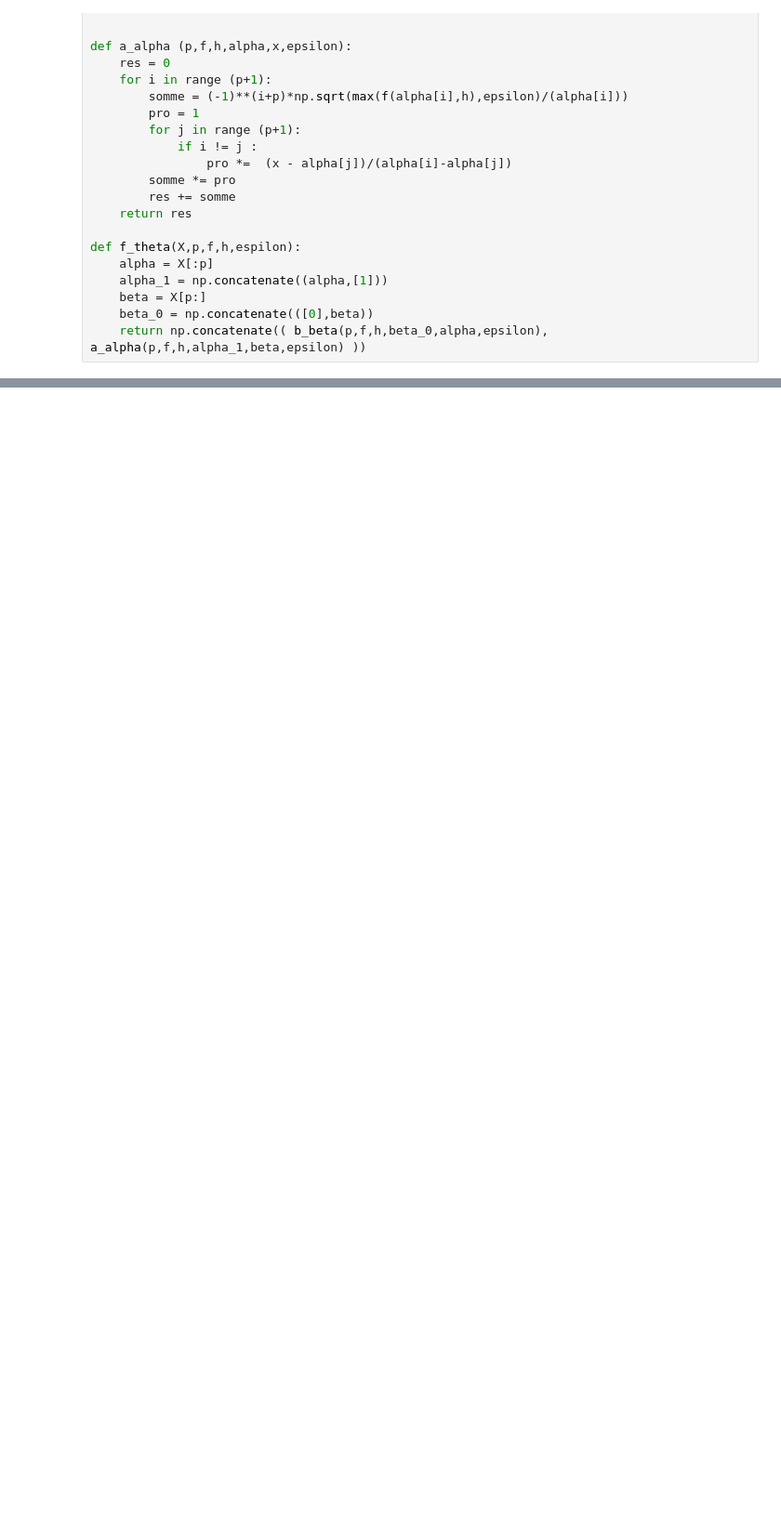
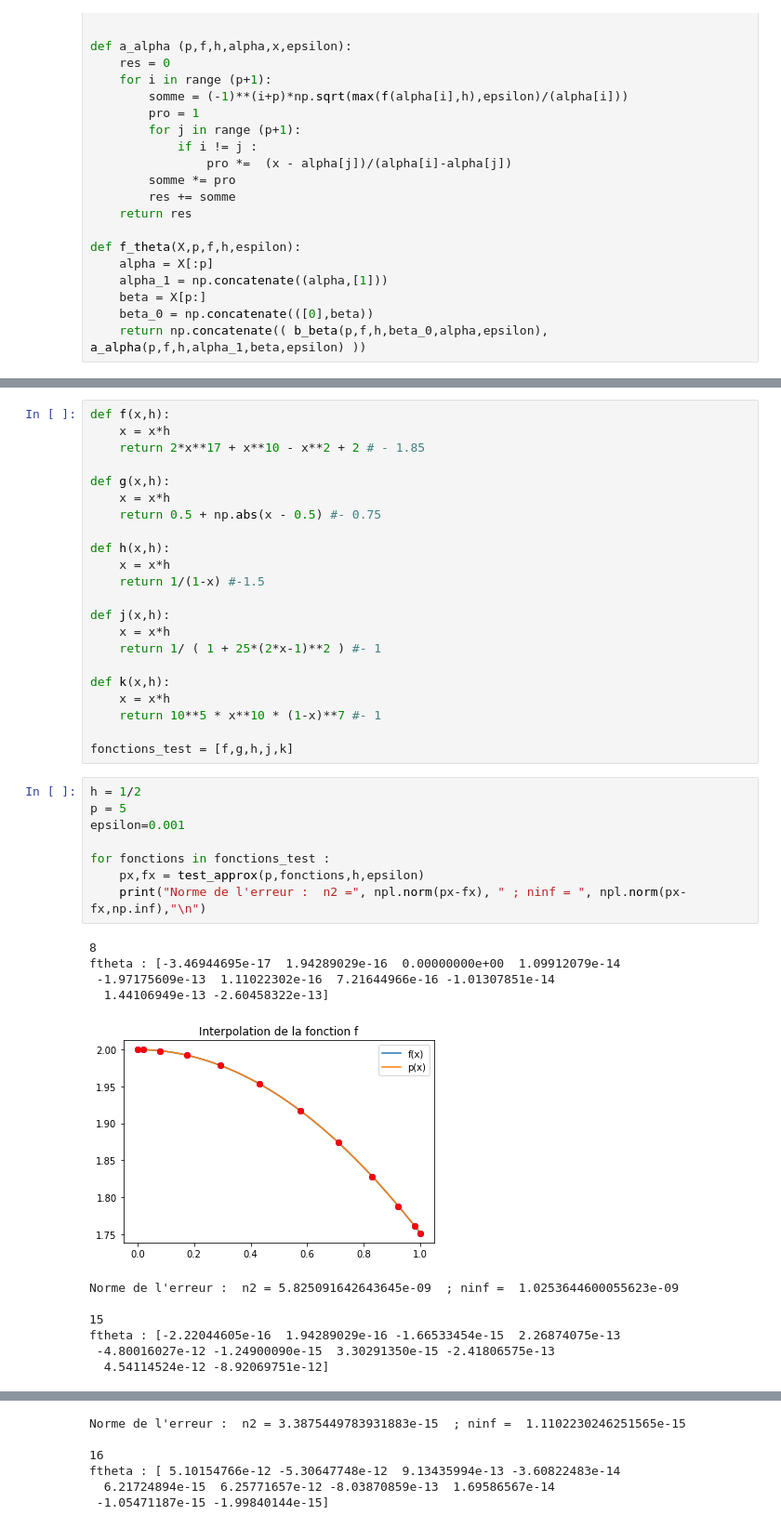
Before and after one commit to gerier/GestionDeProjet4A, a Jupyter notebook: Projet.ipynb, the cells around one changed output, grey strips where cells are left out. Shown: that part at 93% size. Drawn from its saved outputs; the diff is of its cells as text; blank space fills up the shorter version.

```diff
--- a/Projet.ipynb
+++ b/Projet.ipynb
@@ -370,0 +383,42 @@ Analyse du pb :
+# %%
+def f(x,h):
+    x = x*h
+    return 2*x**17 + x**10 - x**2 + 2 # - 1.85
+
+def g(x,h):
+    x = x*h
+    return 0.5 + np.abs(x - 0.5) #- 0.75
+
+def h(x,h):
+    x = x*h
+    return 1/(1-x) #-1.5
+
+def j(x,h):
+    x = x*h
+    return 1/ ( 1 + 25*(2*x-1)**2 ) #- 1
+
+def k(x,h):
+    x = x*h
+    return 10**5 * x**10 * (1-x)**7 #- 1
+
+fonctions_test = [f,g,h,j,k]
+# %%
+h = 1/2
+p = 5
+epsilon=0.001
+
+for fonctions in fonctions_test :
+    px,fx = test_approx(p,fonctions,h,epsilon)
+    print("Norme de l'erreur :  n2 =", npl.norm(px-fx), " ; ninf = ", npl.norm(px-fx,np.inf),"\n")
+# %% [output]
+8
+ftheta : [-3.46944695e-17  1.94289029e-16  0.00000000e+00  1.09912079e-14
+ -1.97175609e-13  1.11022302e-16  7.21644966e-16 -1.01307851e-14
+  1.44106949e-13 -2.60458322e-13]
+[figure, added]
+Norme de l'erreur :  n2 = 5.825091642643645e-09  ; ninf =  1.0253644600055623e-09
+
+15
+ftheta : [-2.22044605e-16  1.94289029e-16 -1.66533454e-15  2.26874075e-13
+ -4.80016027e-12 -1.24900090e-15  3.30291350e-15 -2.41806575e-13
+  4.54114524e-12 -8.92069751e-12]
@@ -370,0 +426,6 @@ Analyse du pb :
+Norme de l'erreur :  n2 = 3.3875449783931883e-15  ; ninf =  1.1102230246251565e-15
+
+16
+ftheta : [ 5.10154766e-12 -5.30647748e-12  9.13435994e-13 -3.60822483e-14
+  6.21724894e-15  6.25771657e-12 -8.03870859e-13  1.69586567e-14
+ -1.05471187e-15 -1.99840144e-15]
```
Also changed, not shown: parts of 8 cells of this notebook.
